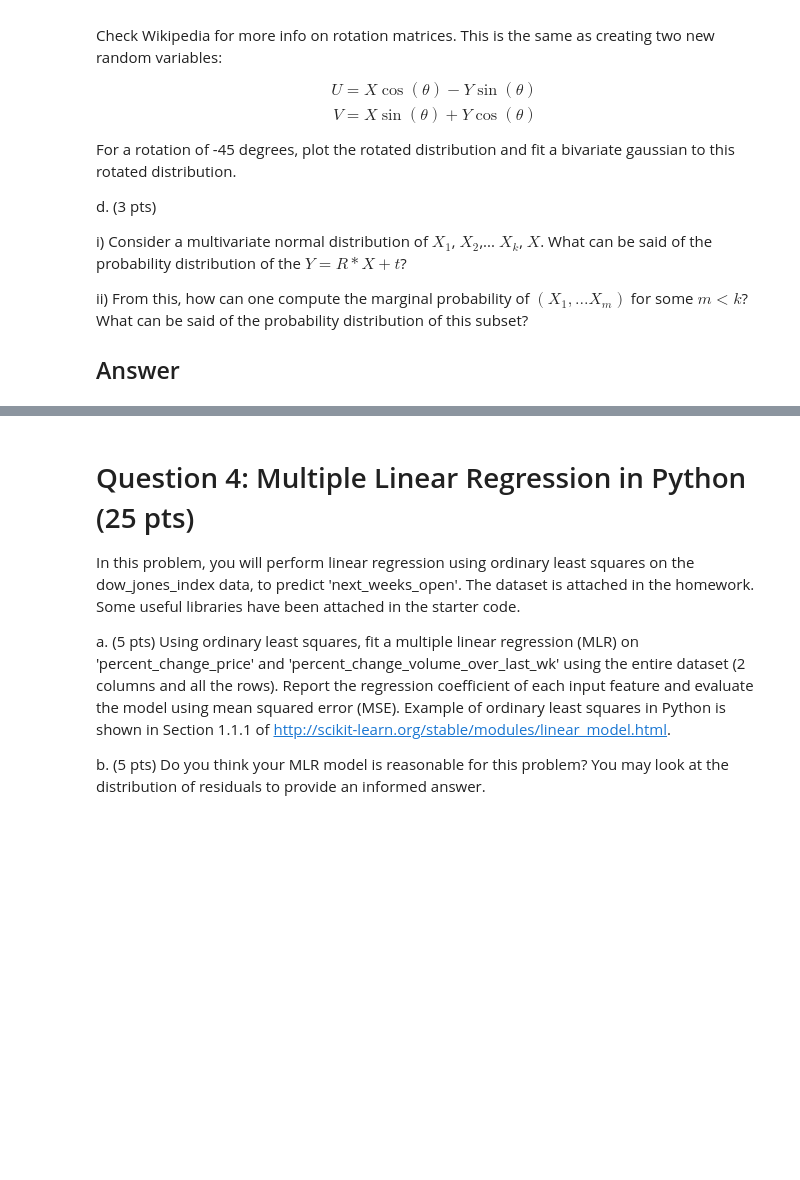
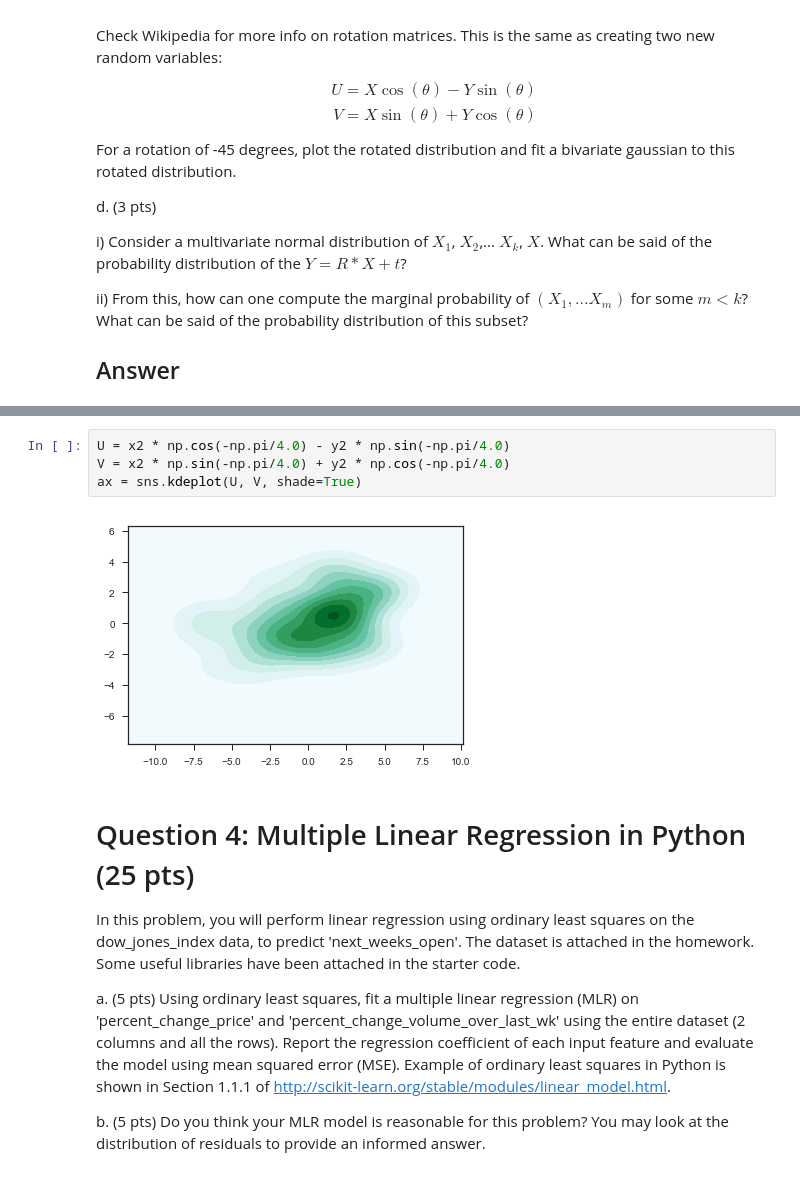
Before and after one commit to alexedinburgh/Data-Mining, a Jupyter notebook: HW1/HW1.ipynb, the cells around one changed output, grey strips where cells are left out. Drawn from its saved outputs; the diff is of its cells as text; blank space fills up the shorter version.

```diff
--- a/HW1/HW1.ipynb
+++ b/HW1/HW1.ipynb
@@ -65,3 +120,9 @@ from scipy.stats import multivariate_normal
+# %%
+U = x2 * np.cos(-np.pi/4.0) - y2 * np.sin(-np.pi/4.0)
+V = x2 * np.sin(-np.pi/4.0) + y2 * np.cos(-np.pi/4.0)
+ax = sns.kdeplot(U, V, shade=True)
+# %% [output]
+[figure, added]
 # %% [markdown]
 # Question 4: Multiple Linear Regression in Python (25 pts)
 
```
Also changed, not shown: parts of 6 cells of this notebook, 1 other file.
